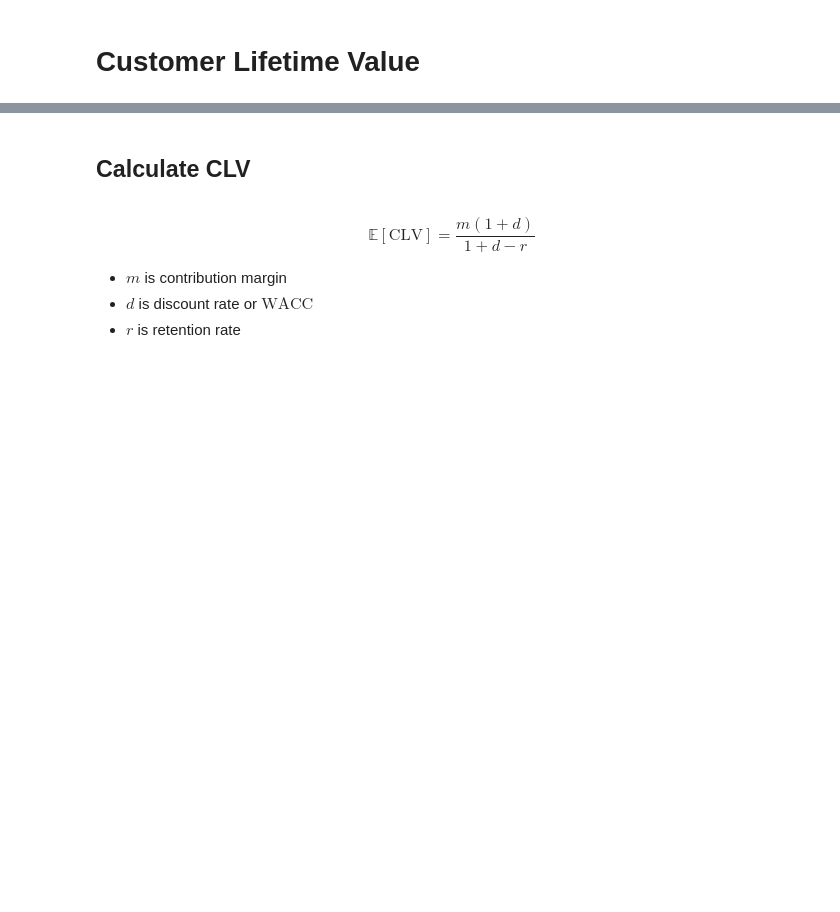
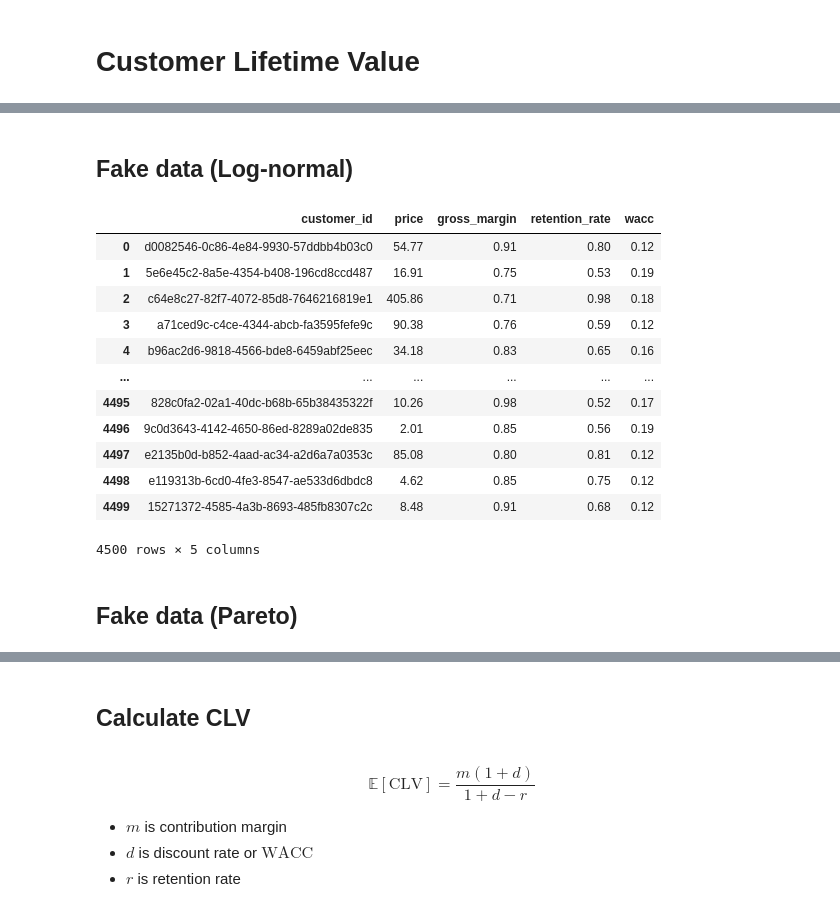
Before and after one commit to patricesweeney/growth, a Jupyter notebook: 01_Valuation/01_CLV.ipynb, the cells around one changed output, grey strips where cells are left out. Drawn from its saved outputs; the diff is of its cells as text; code cells hidden in the pictures; blank space fills up the shorter version.

```diff
--- a/01_Valuation/01_CLV.ipynb
+++ b/01_Valuation/01_CLV.ipynb
@@ -5,3 +47,60 @@
+# %% [markdown]
+## Fake data (Log-normal)
+# %%
+import pandas as pd
+import numpy as np
+from faker import Faker
+
+def create_customer_data(num_customers=4500, empirical_mean=100, empirical_std=1):
+    fake = Faker()
+    np.random.seed(42)
+
+    # Convert empirical mean and standard deviation to the parameters of the underlying normal distribution
+    mu = np.log(empirical_mean**2 / np.sqrt(empirical_std**2 + empirical_mean**2))
+    sigma = np.sqrt(np.log(empirical_std**2 / empirical_mean**2 + 1))
+
+    customer_data = []
+
+    for _ in range(num_customers):
+        customer_id = fake.uuid4()
+
+        # Generate price using Log-Normal distribution
+        price = round(np.random.lognormal(mean=mu, sigma=sigma), 2)
+
+        gross_margin = round(np.random.uniform(0.7, 0.99), 2)
+        retention_rate = round(np.random.uniform(0.5, 1), 2)
+        wacc = round(np.random.uniform(0.1, 0.2), 2)
+
+        customer_data.append([
+            customer_id,
+            price,
+            gross_margin,
+            retention_rate,
+            wacc
+        ])
+
+    columns = ['customer_id', 'price', 'gross_margin', 'retention_rate', 'wacc']
+    return pd.DataFrame(customer_data, columns=columns)
+
+# Generate the data
+data = create_customer_data(empirical_mean=121, empirical_std=659.2)
+data
+# %% [output]
+|  | customer_id | price | gross_margin | retention_rate | wacc |
+| 0 | d0082546-0c86-4e84-9930-57ddbb4b03c0 | 54.77 | 0.91 | 0.80 | 0.12 |
+| 1 | 5e6e45c2-8a5e-4354-b408-196cd8ccd487 | 16.91 | 0.75 | 0.53 | 0.19 |
+| 2 | c64e8c27-82f7-4072-85d8-7646216819e1 | 405.86 | 0.71 | 0.98 | 0.18 |
+| 3 | a71ced9c-c4ce-4344-abcb-fa3595fefe9c | 90.38 | 0.76 | 0.59 | 0.12 |
+| 4 | b96ac2d6-9818-4566-bde8-6459abf25eec | 34.18 | 0.83 | 0.65 | 0.16 |
+| ... | ... | ... | ... | ... | ... |
+| 4495 | 828c0fa2-02a1-40dc-b68b-65b38435322f | 10.26 | 0.98 | 0.52 | 0.17 |
+| 4496 | 9c0d3643-4142-4650-86ed-8289a02de835 | 2.01 | 0.85 | 0.56 | 0.19 |
+| 4497 | e2135b0d-b852-4aad-ac34-a2d6a7a0353c | 85.08 | 0.80 | 0.81 | 0.12 |
+| 4498 | e119313b-6cd0-4fe3-8547-ae533d6dbdc8 | 4.62 | 0.85 | 0.75 | 0.12 |
+| 4499 | 15271372-4585-4a3b-8693-485fb8307c2c | 8.48 | 0.91 | 0.68 | 0.12 |
+4500 rows × 5 columns
+# %% [markdown]
+## Fake data (Pareto)
 # %%
 import pandas as pd
 import numpy as np
```
Also changed, not shown: parts of 4 cells of this notebook, 13 other files.
